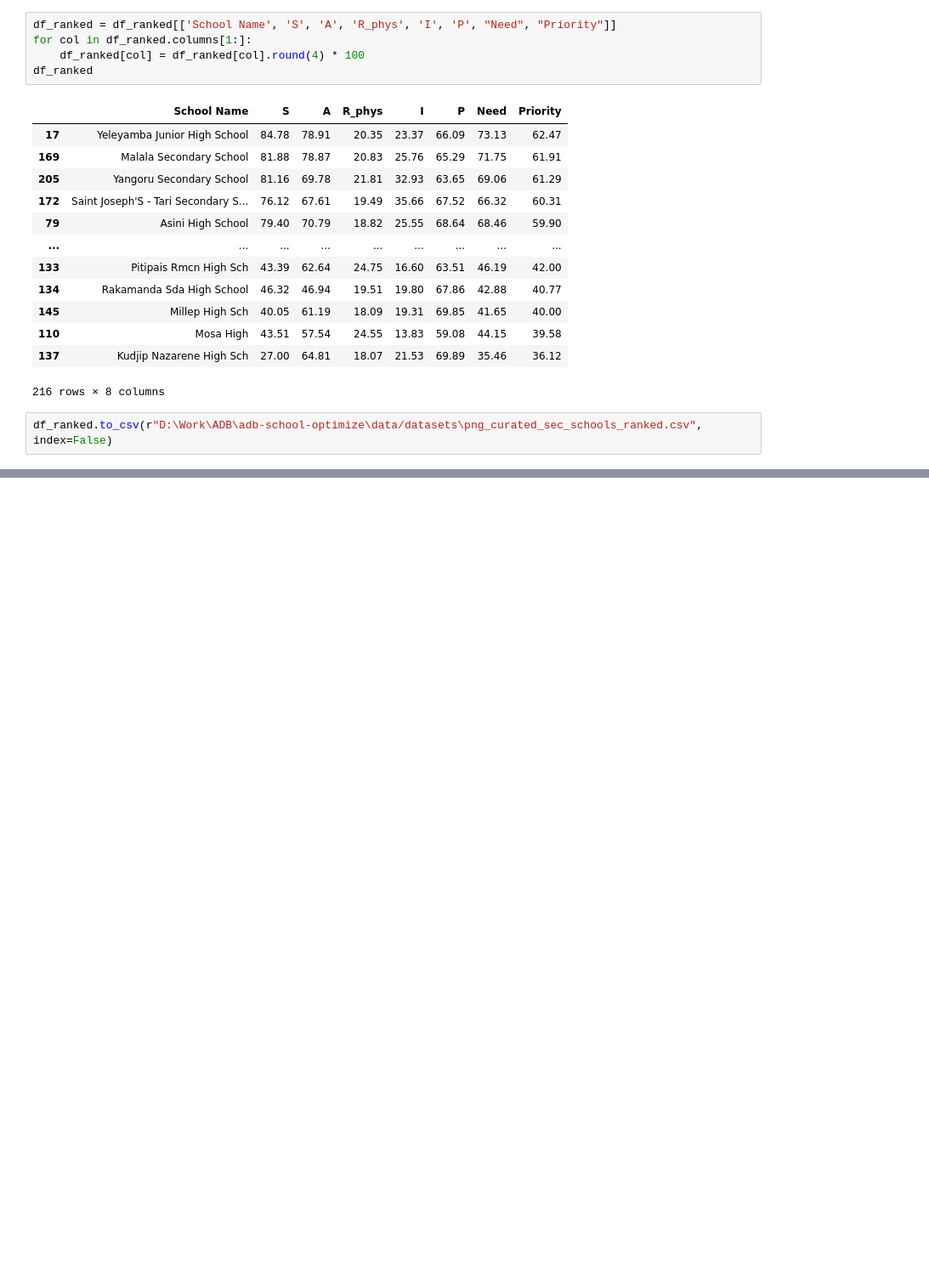
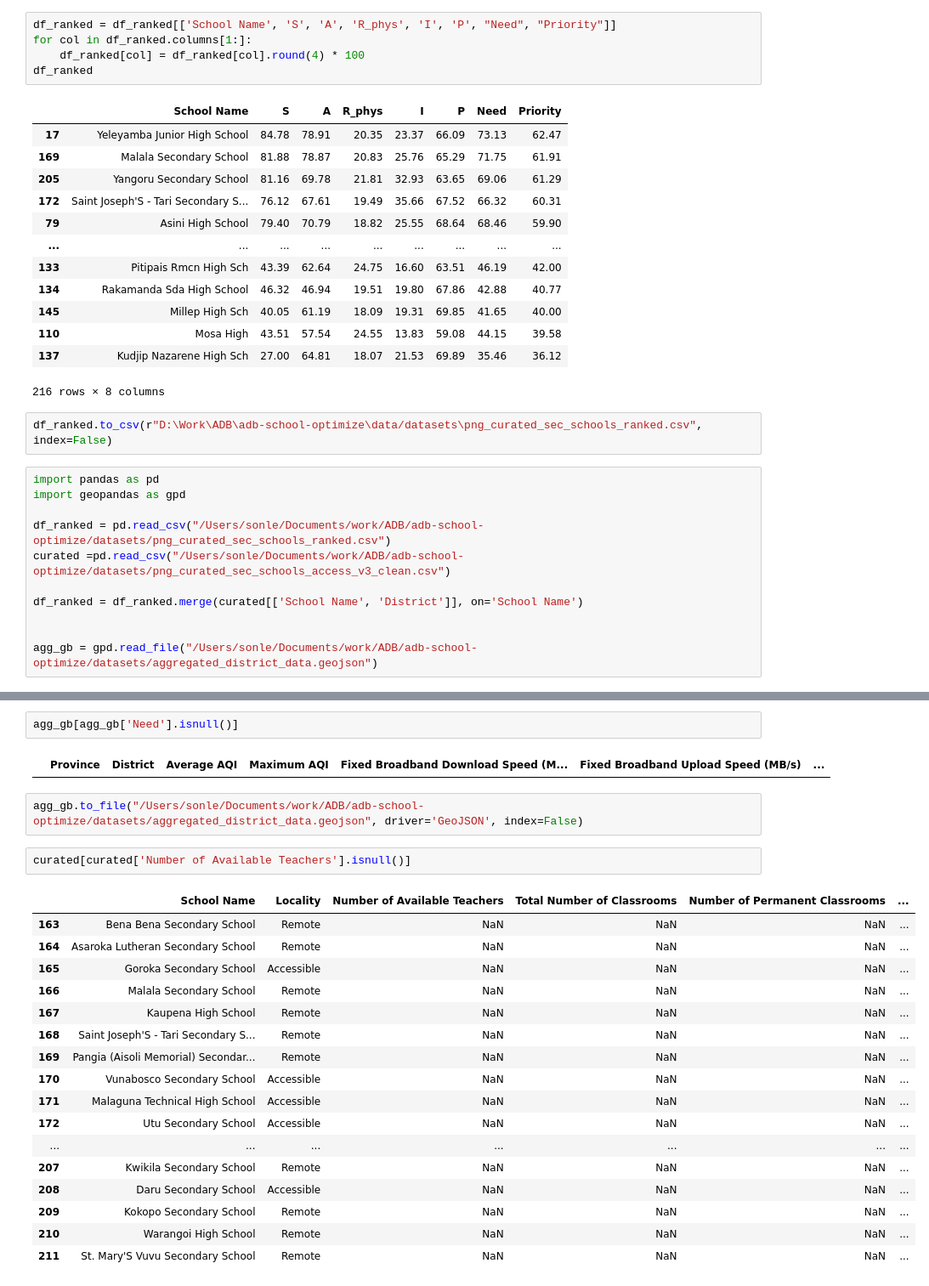
Before and after one commit to sonleh96/adb-school-optimize, a Jupyter notebook: score_calculations.ipynb, the cells around one changed output, grey strips where cells are left out. Shown at 85% size. Saved outputs shown, nothing was run; the diff lists cells and outputs as text; blank space fills up the shorter version.

```diff
--- a/score_calculations.ipynb
+++ b/score_calculations.ipynb
@@ -434,3 +434,14 @@ df_ranked
 216 rows × 8 columns
 # %%
 df_ranked.to_csv(r"D:\Work\ADB\adb-school-optimize\data/datasets\png_curated_sec_schools_ranked.csv", index=False)
+# %%
+import pandas as pd
+import geopandas as gpd
+
+df_ranked = pd.read_csv("/Users/sonle/Documents/work/ADB/adb-school-optimize/datasets/png_curated_sec_schools_ranked.csv")
+curated =pd.read_csv("/Users/sonle/Documents/work/ADB/adb-school-optimize/datasets/png_curated_sec_schools_access_v3_clean.csv")
+
+df_ranked = df_ranked.merge(curated[['School Name', 'District']], on='School Name')
+
+
+agg_gb = gpd.read_file("/Users/sonle/Documents/work/ADB/adb-school-optimize/datasets/aggregated_district_data.geojson")
@@ -436,0 +481,26 @@ df_ranked.to_csv(r"D:\Work\ADB\adb-school-optimize\data/datasets\png_curated_sec
+# %%
+agg_gb[agg_gb['Need'].isnull()]
+# %% [output]
+|  | Province | District | Average AQI | Maximum AQI | Fixed Broadband Download Speed (M... | Fixed Broadband Upload Speed (MB/s) | ... |
+# %%
+agg_gb.to_file("/Users/sonle/Documents/work/ADB/adb-school-optimize/datasets/aggregated_district_data.geojson", driver='GeoJSON', index=False)
+# %%
+curated[curated['Number of Available Teachers'].isnull()]
+# %% [output]
+|  | School Name | Locality | Number of Available Teachers | Total Number of Classrooms | Number of Permanent Classrooms | ... |
+| 163 | Bena Bena Secondary School | Remote | NaN | NaN | NaN | ... |
+| 164 | Asaroka Lutheran Secondary School | Remote | NaN | NaN | NaN | ... |
+| 165 | Goroka Secondary School | Accessible | NaN | NaN | NaN | ... |
+| 166 | Malala Secondary School | Remote | NaN | NaN | NaN | ... |
+| 167 | Kaupena High School | Remote | NaN | NaN | NaN | ... |
+| 168 | Saint Joseph'S - Tari Secondary S... | Remote | NaN | NaN | NaN | ... |
+| 169 | Pangia (Aisoli Memorial) Secondar... | Remote | NaN | NaN | NaN | ... |
+| 170 | Vunabosco Secondary School | Accessible | NaN | NaN | NaN | ... |
+| 171 | Malaguna Technical High School | Accessible | NaN | NaN | NaN | ... |
+| 172 | Utu Secondary School | Accessible | NaN | NaN | NaN | ... |
+| ... | ... | ... | ... | ... | ... | ... |
+| 207 | Kwikila Secondary School | Remote | NaN | NaN | NaN | ... |
+| 208 | Daru Secondary School | Accessible | NaN | NaN | NaN | ... |
+| 209 | Kokopo Secondary School | Remote | NaN | NaN | NaN | ... |
+| 210 | Warangoi High School | Remote | NaN | NaN | NaN | ... |
+| 211 | St. Mary'S Vuvu Secondary School | Remote | NaN | NaN | NaN | ... |
```
Also changed, not shown: parts of 4 cells of this notebook, 4 other files.
